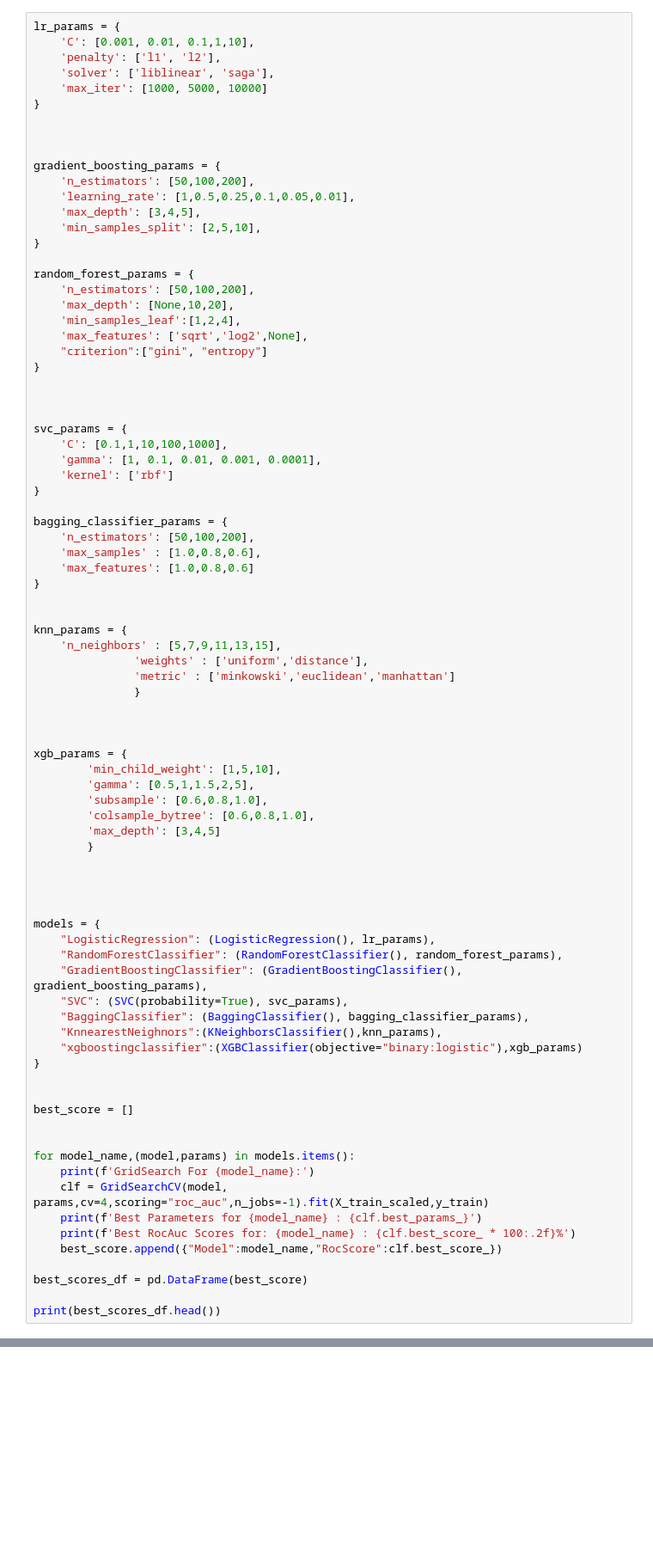
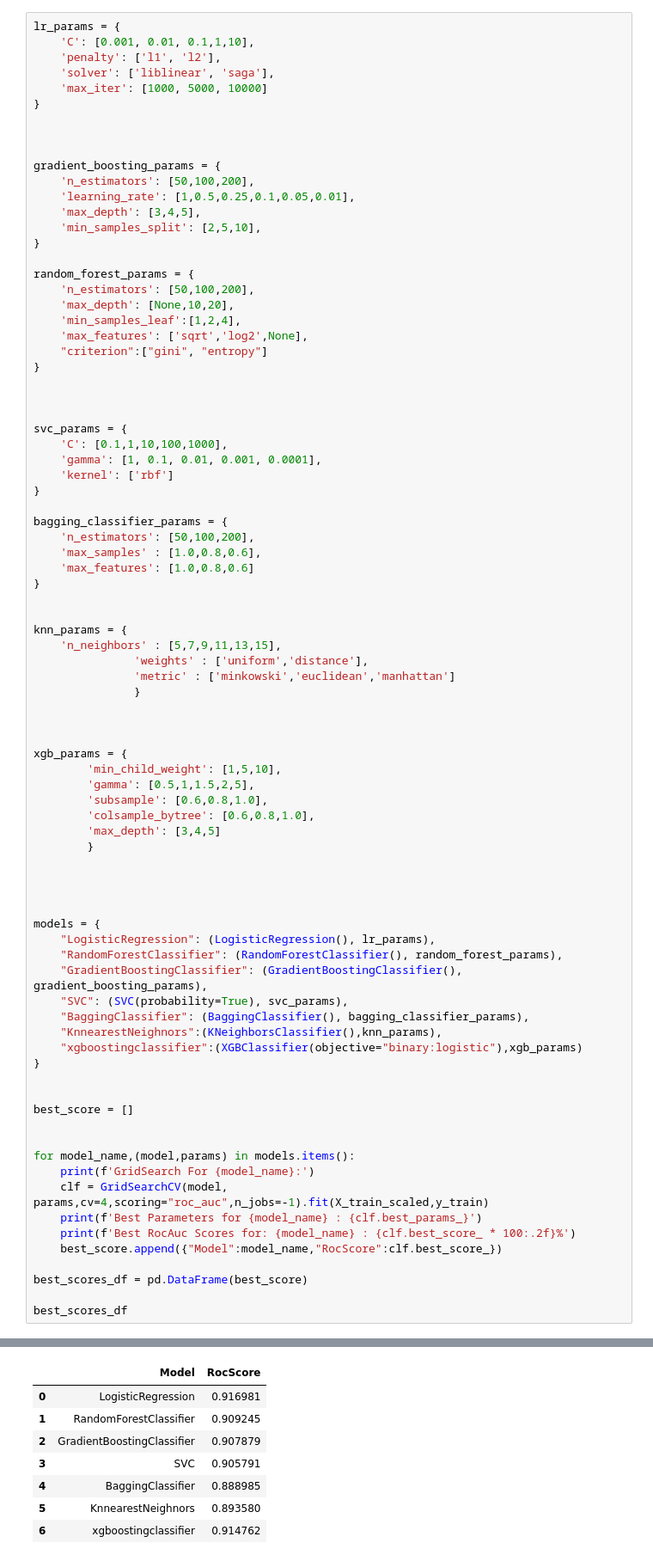
Before and after one commit to nickkats1/sklearn_only, a Jupyter notebook: hmda/notebooks/eda.ipynb, the cells around one changed output, grey strips where cells are left out. Shown at 86% size. Cells and saved outputs as stored; diff of their text form; blank space fills up the shorter version.

```diff
--- a/hmda/notebooks/eda.ipynb
+++ b/hmda/notebooks/eda.ipynb
@@ -518,6 +521,6 @@ for model_name,(model,params) in models.items():
 
 best_scores_df = pd.DataFrame(best_score)
 
-print(best_scores_df.head())
+best_scores_df
 # %% [output]
 GridSearch For LogisticRegression:
@@ -539,0 +543,8 @@ Best RocAuc Scores for: SVC : 90.57%
+|  | Model | RocScore |
+| 0 | LogisticRegression | 0.916981 |
+| 1 | RandomForestClassifier | 0.909245 |
+| 2 | GradientBoostingClassifier | 0.907879 |
+| 3 | SVC | 0.905791 |
+| 4 | BaggingClassifier | 0.888985 |
+| 5 | KnnearestNeighnors | 0.893580 |
+| 6 | xgboostingclassifier | 0.914762 |
```
Also changed, not shown: parts of 11 cells of this notebook, 4 other files.
